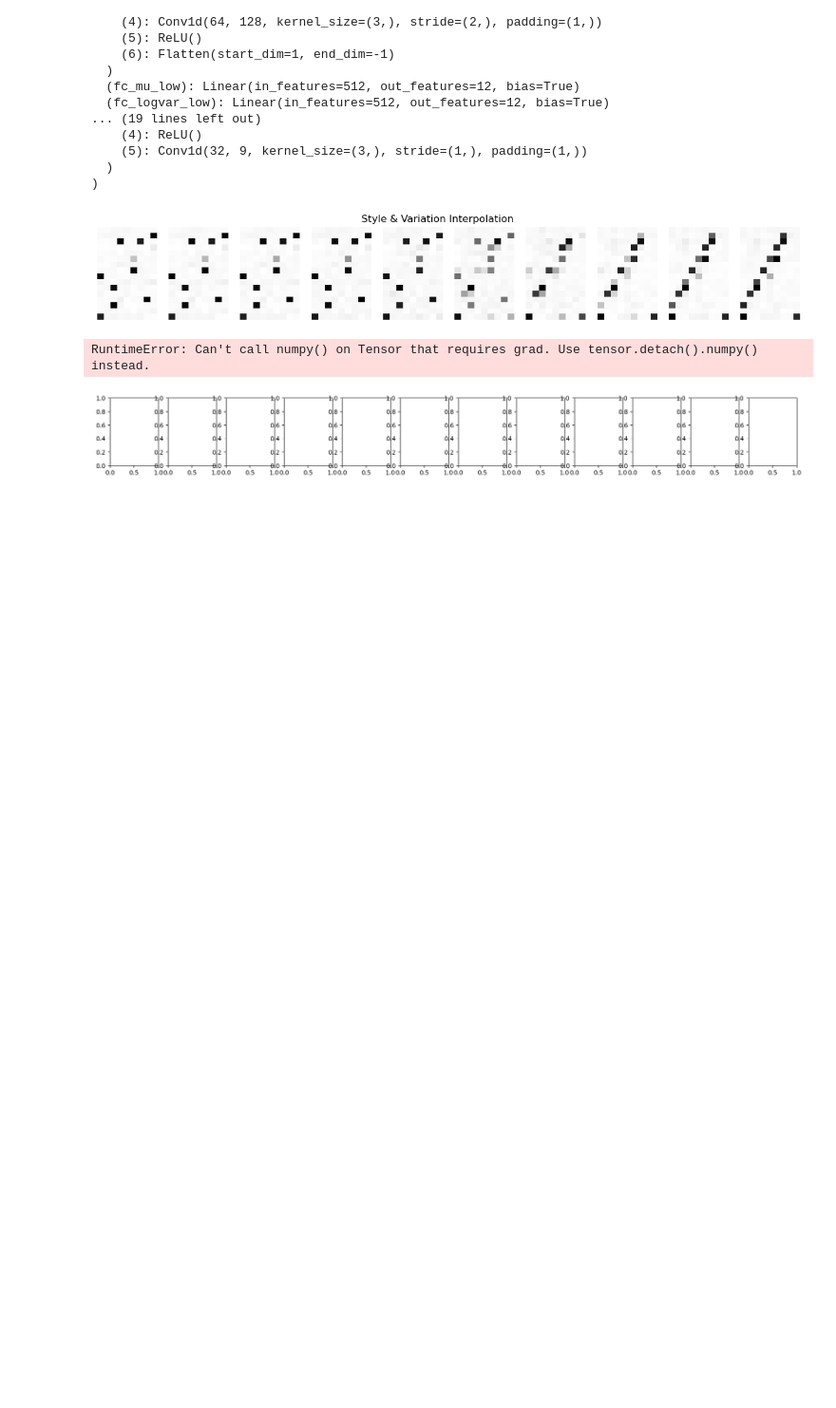
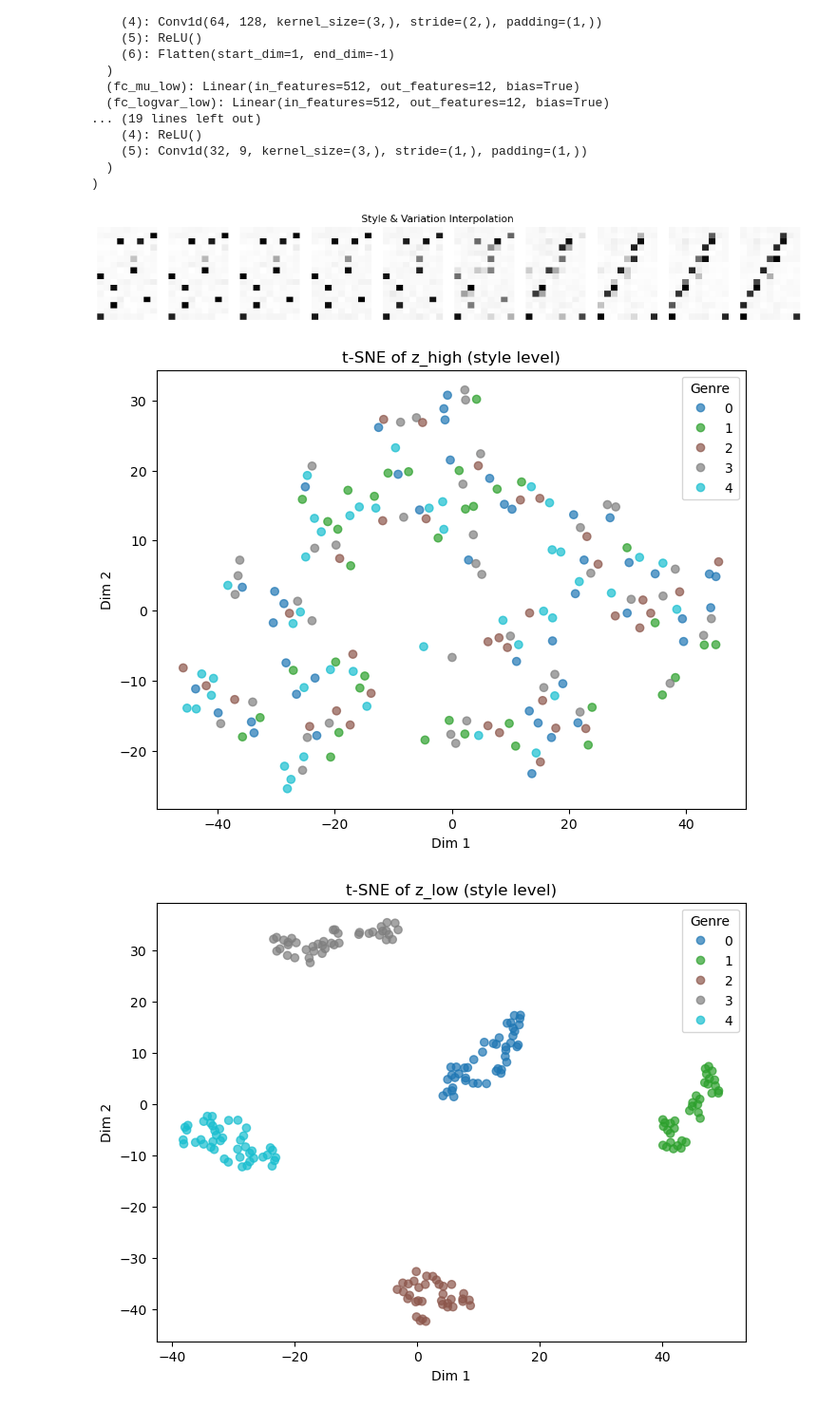
Before and after one commit to arshdeep-usc/ee641-hw2-arshdeep-usc, a Jupyter notebook: problem2/experiments.ipynb, the cells around one changed output. Shown at 95% size. Saved outputs shown, nothing was run; the diff lists cells and outputs as text; code cells hidden in the pictures; blank space fills up the shorter version.

```diff
--- a/problem2/experiments.ipynb
+++ b/problem2/experiments.ipynb
@@ -56,24 +54,9 @@ interpolate_styles(model, jazz_sample, rock_sample, n_steps=10, device=device)
 # %% [output]
 [figure]
 # %%
-def control_density(model, z_high, device='cuda'):
-    z_high = z_high.unsqueeze(0).repeat(12, 1).to(device)
-    fig, axs = plt.subplots(1, 12, figsize=(20, 2))
-    for dim in range(12):
-        z_low = torch.zeros(12, 12).to(device)
-        z_low[:, dim] = torch.linspace(-3, 3, 12).to(device)
-        logits = model.decode_hierarchy(z_high, z_low)
-        patterns = torch.sigmoid(logits).cpu().numpy()
+from analyze_latent import visualize_latent_hierarchy
 
-        for i in range(12):
-            axs[i].imshow(patterns[i].T, aspect='auto', cmap='Greys', origin='lower')
-            axs[i].axis('off')
-    plt.suptitle("Controlling Density via z_low Dimensions")
-    plt.show()
-
-# Cell 7: Run density control test
-example_z_high = torch.randn(model.z_high_dim)
-control_density(model, example_z_high, device)
+visualize_latent_hierarchy(model, data_loader, device)
 # %% [output]
-RuntimeError: Can't call numpy() on Tensor that requires grad. Use tensor.detach().numpy() instead.
-[figure, old version]
+[figure, new version]
+[figure, added]
```
Also changed, not shown: parts of 3 cells of this notebook, 1 other file.
